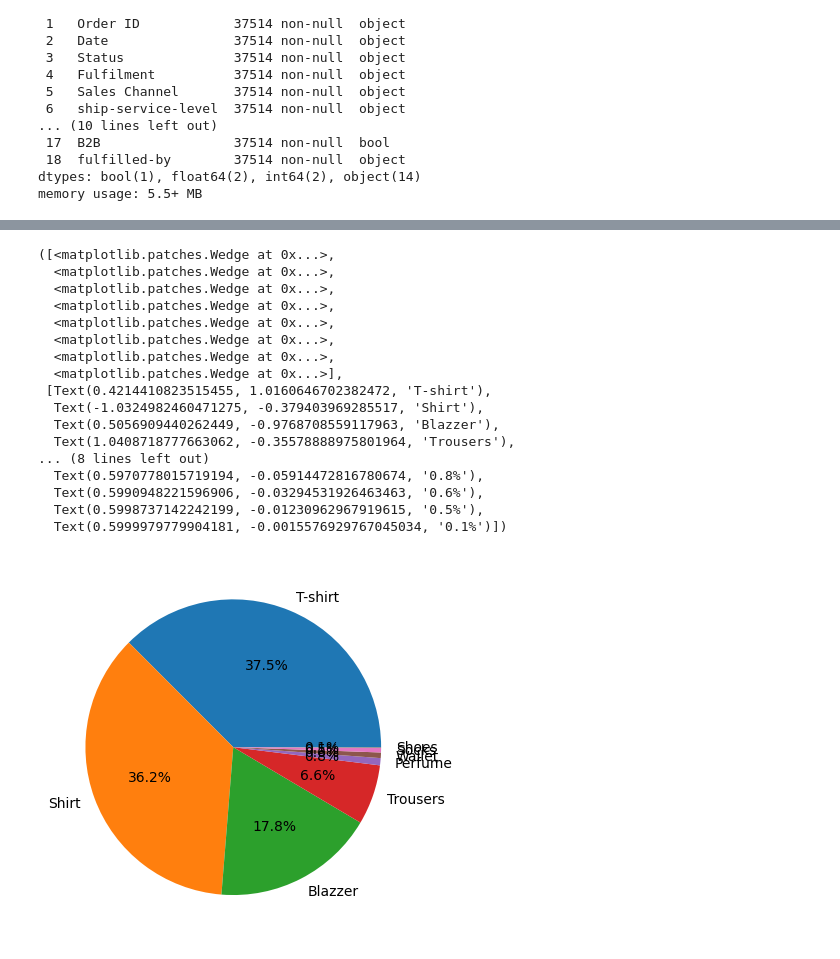
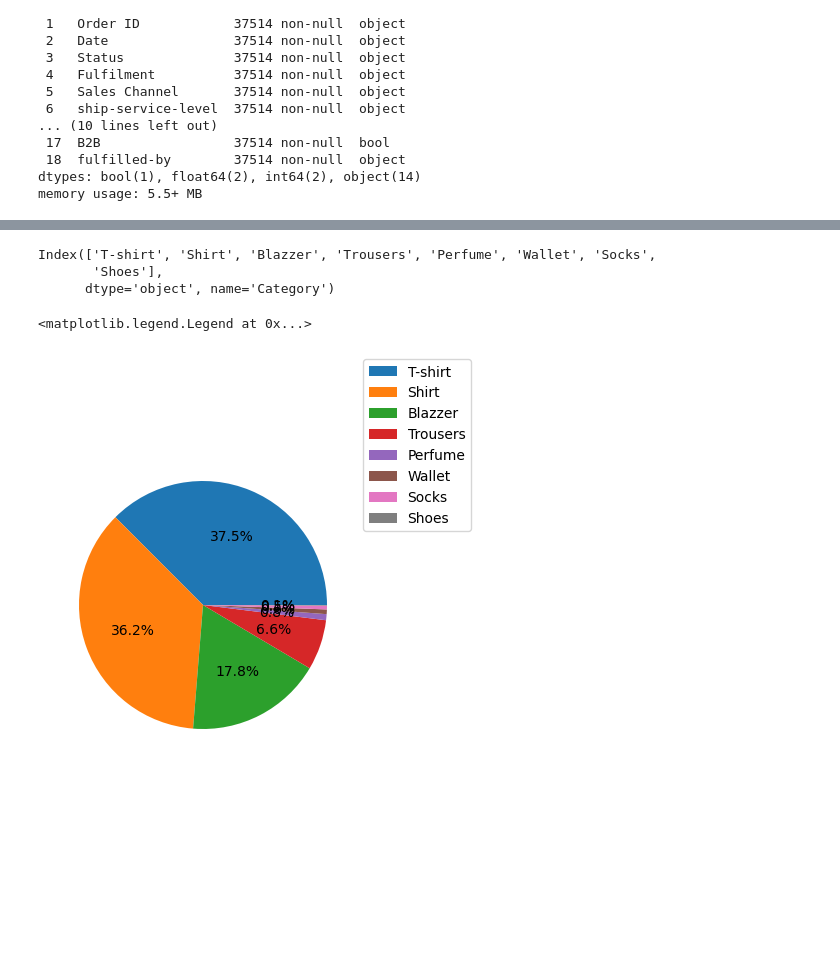
Before and after one commit to sreeja27495/Amazon_Sales_Analysis, a Jupyter notebook: Amazon Sale Analysis CS.ipynb, the cells around one changed output, grey strips where cells are left out. Cells and saved outputs as stored; diff of their text form; code cells hidden in the pictures; blank space fills up the shorter version.

```diff
--- a/Amazon Sale Analysis CS.ipynb
+++ b/Amazon Sale Analysis CS.ipynb
@@ -207,26 +165,19 @@ plt.hist(df['Category'],bins=20,color='Orange')
 # %%
 df['Category']=df['Category'].astype(str)
 count=df['Category'].value_counts()
-plt.pie(count,labels=count.index,autopct='%1.1f%%')
+l1=count.index
+print(l1)
+plt.figure(figsize=(4,5))
+pie=plt.pie(count,autopct='%1.1f%%')
+#plt.legend(labels=l1,loc='right')
+plt.legend(pie[0],labels=l1, bbox_to_anchor=(1.2,1), loc="upper right",
+                          bbox_transform=plt.gcf().transFigure)
 # %% [output]
-([<matplotlib.patches.Wedge at 0x...>,
-  <matplotlib.patches.Wedge at 0x...>,
-  <matplotlib.patches.Wedge at 0x...>,
-  <matplotlib.patches.Wedge at 0x...>,
-  <matplotlib.patches.Wedge at 0x...>,
-  <matplotlib.patches.Wedge at 0x...>,
-  <matplotlib.patches.Wedge at 0x...>,
-  <matplotlib.patches.Wedge at 0x...>],
- [Text(0.4214410823515455, 1.0160646702382472, 'T-shirt'),
-  Text(-1.0324982460471275, -0.379403969285517, 'Shirt'),
-  Text(0.5056909440262449, -0.9768708559117963, 'Blazzer'),
-  Text(1.0408718777663062, -0.35578888975801964, 'Trousers'),
-... (8 lines left out)
-  Text(0.5970778015719194, -0.05914472816780674, '0.8%'),
-  Text(0.5990948221596906, -0.03294531926463463, '0.6%'),
-  Text(0.5998737142242199, -0.01230962967919615, '0.5%'),
-  Text(0.5999979779904181, -0.0015576929767045034, '0.1%')])
+Index(['T-shirt', 'Shirt', 'Blazzer', 'Trousers', 'Perfume', 'Wallet', 'Socks',
+       'Shoes'],
+      dtype='object', name='Category')
+<matplotlib.legend.Legend at 0x...>
-[figure, old version]
+[figure, new version]
 # %%
 B2B_check=df['B2B'].value_counts()
 plt.pie(B2B_check,autopct='%1.1f%%',labels=['Retail Buyers','B2B Buyers'])
```
Also changed, not shown: parts of 10 cells of this notebook, 1 other file.
